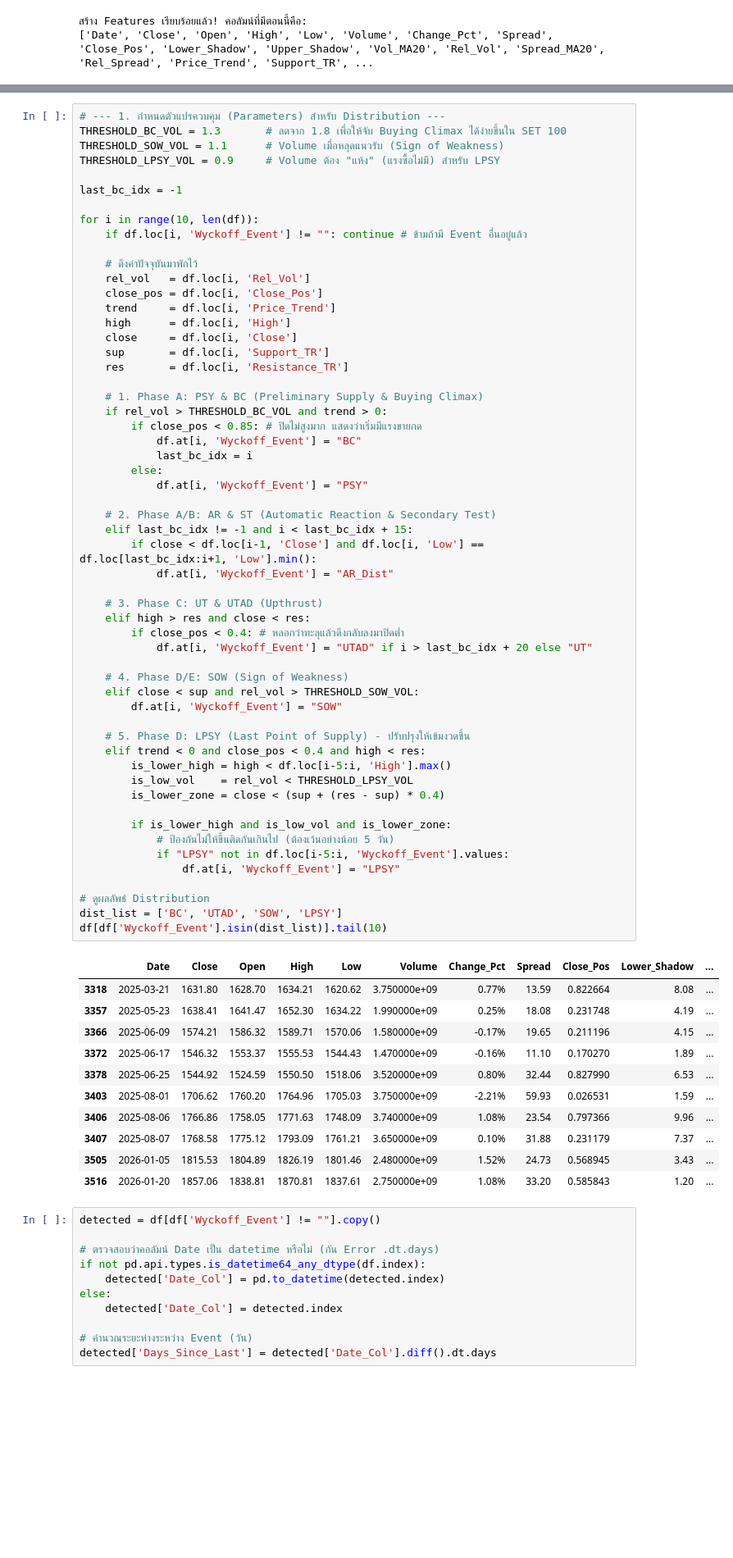
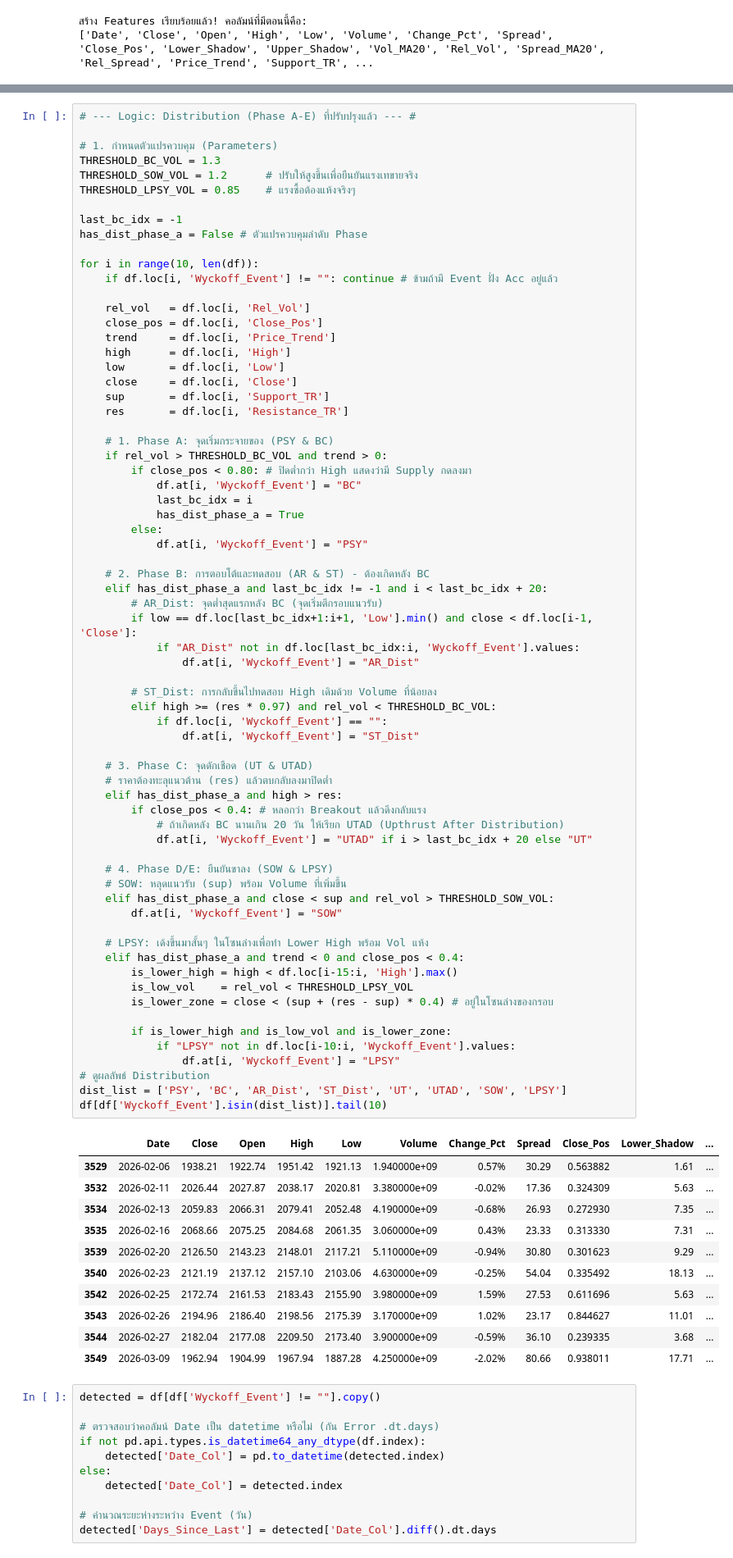
Before and after one commit to hilmanyusoh/stock_pattern, a Jupyter notebook: model/wyckoff_pattern.ipynb, the cells around one changed output, grey strips where cells are left out. Shown at 82% size. Drawn from its saved outputs; the diff is of its cells as text; blank space fills up the shorter version.

```diff
--- a/model/wyckoff_pattern.ipynb
+++ b/model/wyckoff_pattern.ipynb
@@ -237,71 +248,83 @@ df[df['Wyckoff_Event'].isin(event_list)].tail(10)
 # %%
-# --- 1. กำหนดตัวแปรควบคุม (Parameters) สำหรับ Distribution ---
-THRESHOLD_BC_VOL = 1.3       # ลดจาก 1.8 เพื่อให้จับ Buying Climax ได้ง่ายขึ้นใน SET 100
-THRESHOLD_SOW_VOL = 1.1      # Volume เมื่อหลุดแนวรับ (Sign of Weakness)
-THRESHOLD_LPSY_VOL = 0.9     # Volume ต้อง "แห้ง" (แรงซื้อไม่มี) สำหรับ LPSY
+# --- Logic: Distribution (Phase A-E) ที่ปรับปรุงแล้ว --- #
+
+# 1. กำหนดตัวแปรควบคุม (Parameters)
+THRESHOLD_BC_VOL = 1.3
+THRESHOLD_SOW_VOL = 1.2      # ปรับให้สูงขึ้นเพื่อยืนยันแรงเทขายจริง
+THRESHOLD_LPSY_VOL = 0.85    # แรงซื้อต้องแห้งจริงๆ
 
 last_bc_idx = -1
+has_dist_phase_a = False # ตัวแปรควบคุมลำดับ Phase
 
 for i in range(10, len(df)):
-    if df.loc[i, 'Wyckoff_Event'] != "": continue # ข้ามถ้ามี Event อื่นอยู่แล้ว
+    if df.loc[i, 'Wyckoff_Event'] != "": continue # ข้ามถ้ามี Event ฝั่ง Acc อยู่แล้ว
 
-    # ดึงค่าปัจจุบันมาพักไว้
     rel_vol   = df.loc[i, 'Rel_Vol']
     close_pos = df.loc[i, 'Close_Pos']
     trend     = df.loc[i, 'Price_Trend']
     high      = df.loc[i, 'High']
+    low       = df.loc[i, 'Low']
     close     = df.loc[i, 'Close']
     sup       = df.loc[i, 'Support_TR']
     res       = df.loc[i, 'Resistance_TR']
 
-    # 1. Phase A: PSY & BC (Preliminary Supply & Buying Climax)
+    # 1. Phase A: จุดเริ่มกระจายของ (PSY & BC)
     if rel_vol > THRESHOLD_BC_VOL and trend > 0:
-        if close_pos < 0.85: # ปิดไม่สูงมาก แสดงว่าเริ่มมีแรงขายกด
+        if close_pos < 0.80: # ปิดต่ำกว่า High แสดงว่ามี Supply กดลงมา
             df.at[i, 'Wyckoff_Event'] = "BC"
             last_bc_idx = i
+            has_dist_phase_a = True
         else:
             df.at[i, 'Wyckoff_Event'] = "PSY"
 
-    # 2. Phase A/B: AR & ST (Automatic Reaction & Secondary Test)
-    elif last_bc_idx != -1 and i < last_bc_idx + 15:
-        if close < df.loc[i-1, 'Close'] and df.loc[i, 'Low'] == df.loc[last_bc_idx:i+1, 'Low'].min():
-            df.at[i, 'Wyckoff_Event'] = "AR_Dist"
+    # 2. Phase B: การตอบโต้และทดสอบ (AR & ST) - ต้องเกิดหลัง BC
+    elif has_dist_phase_a and last_bc_idx != -1 and i < last_bc_idx + 20:
+        # AR_Dist: จุดต่ำสุดแรกหลัง BC (จุดเริ่มตีกรอบแนวรับ)
+        if low == df.loc[last_bc_idx+1:i+1, 'Low'].min() and close < df.loc[i-1, 'Close']:
+            if "AR_Dist" not in df.loc[last_bc_idx:i, 'Wyckoff_Event'].values:
+                df.at[i, 'Wyckoff_Event'] = "AR_Dist"
 
-    # 3. Phase C: UT & UTAD (Upthrust)
-    elif high > res and close < res:
-        if close_pos < 0.4: # หลอกว่าทะลุแล้วดึงกลับลงมาปิดต่ำ
+        # ST_Dist: การกลับขึ้นไปทดสอบ High เดิมด้วย Volume ที่น้อยลง
+        elif high >= (res * 0.97) and rel_vol < THRESHOLD_BC_VOL:
+            if df.loc[i, 'Wyckoff_Event'] == "":
+                df.at[i, 'Wyckoff_Event'] = "ST_Dist"
+
+    # 3. Phase C: จุดดักเชือด (UT & UTAD)
+    # ราคาต้องทะลุแนวต้าน (res) แล้วตบกลับลงมาปิดต่ำ
+    elif has_dist_phase_a and high > res:
+        if close_pos < 0.4: # หลอกว่า Breakout แล้วดึงกลับแรง
+            # ถ้าเกิดหลัง BC นานเกิน 20 วัน ให้เรียก UTAD (Upthrust After Distribution)
             df.at[i, 'Wyckoff_Event'] = "UTAD" if i > last_bc_idx + 20 else "UT"
 
-    # 4. Phase D/E: SOW (Sign of Weakness)
-    elif close < sup and rel_vol > THRESHOLD_SOW_VOL:
+    # 4. Phase D/E: ยืนยันขาลง (SOW & LPSY)
+    # SOW: หลุดแนวรับ (sup) พร้อม Volume ที่เพิ่มขึ้น
+    elif has_dist_phase_a and close < sup and rel_vol > THRESHOLD_SOW_VOL:
         df.at[i, 'Wyckoff_Event'] = "SOW"
 
-    # 5. Phase D: LPSY (Last Point of Supply) - ปรับปรุงให้เข้มงวดขึ้น
-    elif trend < 0 and close_pos < 0.4 and high < res:
-        is_lower_high = high < df.loc[i-5:i, 'High'].max()
+    # LPSY: เด้งขึ้นมาสั้นๆ ในโซนล่างเพื่อทำ Lower High พร้อม Vol แห้ง
+    elif has_dist_phase_a and trend < 0 and close_pos < 0.4:
+        is_lower_high = high < df.loc[i-15:i, 'High'].max()
         is_low_vol    = rel_vol < THRESHOLD_LPSY_VOL
-        is_lower_zone = close < (sup + (res - sup) * 0.4)
+        is_lower_zone = close < (sup + (res - sup) * 0.4) # อยู่ในโซนล่างของกรอบ
 
         if is_lower_high and is_low_vol and is_lower_zone:
-            # ป้องกันไม่ให้ขึ้นติดกันเกินไป (ต้องเว้นอย่างน้อย 5 วัน)
-            if "LPSY" not in df.loc[i-5:i, 'Wyckoff_Event'].values:
+            if "LPSY" not in df.loc[i-10:i, 'Wyckoff_Event'].values:
                 df.at[i, 'Wyckoff_Event'] = "LPSY"
-
 # ดูผลลัพธ์ Distribution
-dist_list = ['BC', 'UTAD', 'SOW', 'LPSY']
+dist_list = ['PSY', 'BC', 'AR_Dist', 'ST_Dist', 'UT', 'UTAD', 'SOW', 'LPSY']
 df[df['Wyckoff_Event'].isin(dist_list)].tail(10)
 # %% [output]
 |  | Date | Close | Open | High | Low | Volume | Change_Pct | Spread | Close_Pos | Lower_Shadow | ... |
-| 3318 | 2025-03-21 | 1631.80 | 1628.70 | 1634.21 | 1620.62 | 3.750000e+09 | 0.77% | 13.59 | 0.822664 | 8.08 | ... |
-| 3357 | 2025-05-23 | 1638.41 | 1641.47 | 1652.30 | 1634.22 | 1.990000e+09 | 0.25% | 18.08 | 0.231748 | 4.19 | ... |
-| 3366 | 2025-06-09 | 1574.21 | 1586.32 | 1589.71 | 1570.06 | 1.580000e+09 | -0.17% | 19.65 | 0.211196 | 4.15 | ... |
-| 3372 | 2025-06-17 | 1546.32 | 1553.37 | 1555.53 | 1544.43 | 1.470000e+09 | -0.16% | 11.10 | 0.170270 | 1.89 | ... |
-| 3378 | 2025-06-25 | 1544.92 | 1524.59 | 1550.50 | 1518.06 | 3.520000e+09 | 0.80% | 32.44 | 0.827990 | 6.53 | ... |
-| 3403 | 2025-08-01 | 1706.62 | 1760.20 | 1764.96 | 1705.03 | 3.750000e+09 | -2.21% | 59.93 | 0.026531 | 1.59 | ... |
-| 3406 | 2025-08-06 | 1766.86 | 1758.05 | 1771.63 | 1748.09 | 3.740000e+09 | 1.08% | 23.54 | 0.797366 | 9.96 | ... |
-| 3407 | 2025-08-07 | 1768.58 | 1775.12 | 1793.09 | 1761.21 | 3.650000e+09 | 0.10% | 31.88 | 0.231179 | 7.37 | ... |
-| 3505 | 2026-01-05 | 1815.53 | 1804.89 | 1826.19 | 1801.46 | 2.480000e+09 | 1.52% | 24.73 | 0.568945 | 3.43 | ... |
-| 3516 | 2026-01-20 | 1857.06 | 1838.81 | 1870.81 | 1837.61 | 2.750000e+09 | 1.08% | 33.20 | 0.585843 | 1.20 | ... |
+| 3529 | 2026-02-06 | 1938.21 | 1922.74 | 1951.42 | 1921.13 | 1.940000e+09 | 0.57% | 30.29 | 0.563882 | 1.61 | ... |
+| 3532 | 2026-02-11 | 2026.44 | 2027.87 | 2038.17 | 2020.81 | 3.380000e+09 | -0.02% | 17.36 | 0.324309 | 5.63 | ... |
+| 3534 | 2026-02-13 | 2059.83 | 2066.31 | 2079.41 | 2052.48 | 4.190000e+09 | -0.68% | 26.93 | 0.272930 | 7.35 | ... |
+| 3535 | 2026-02-16 | 2068.66 | 2075.25 | 2084.68 | 2061.35 | 3.060000e+09 | 0.43% | 23.33 | 0.313330 | 7.31 | ... |
+| 3539 | 2026-02-20 | 2126.50 | 2143.23 | 2148.01 | 2117.21 | 5.110000e+09 | -0.94% | 30.80 | 0.301623 | 9.29 | ... |
+| 3540 | 2026-02-23 | 2121.19 | 2137.12 | 2157.10 | 2103.06 | 4.630000e+09 | -0.25% | 54.04 | 0.335492 | 18.13 | ... |
+| 3542 | 2026-02-25 | 2172.74 | 2161.53 | 2183.43 | 2155.90 | 3.980000e+09 | 1.59% | 27.53 | 0.611696 | 5.63 | ... |
+| 3543 | 2026-02-26 | 2194.96 | 2186.40 | 2198.56 | 2175.39 | 3.170000e+09 | 1.02% | 23.17 | 0.844627 | 11.01 | ... |
+| 3544 | 2026-02-27 | 2182.04 | 2177.08 | 2209.50 | 2173.40 | 3.900000e+09 | -0.59% | 36.10 | 0.239335 | 3.68 | ... |
+| 3549 | 2026-03-09 | 1962.94 | 1904.99 | 1967.94 | 1887.28 | 4.250000e+09 | -2.02% | 80.66 | 0.938011 | 17.71 | ... |
 # %%
 detected = df[df['Wyckoff_Event'] != ""].copy()
 
```
Also changed, not shown: parts of 9 cells of this notebook, 1 other file.
